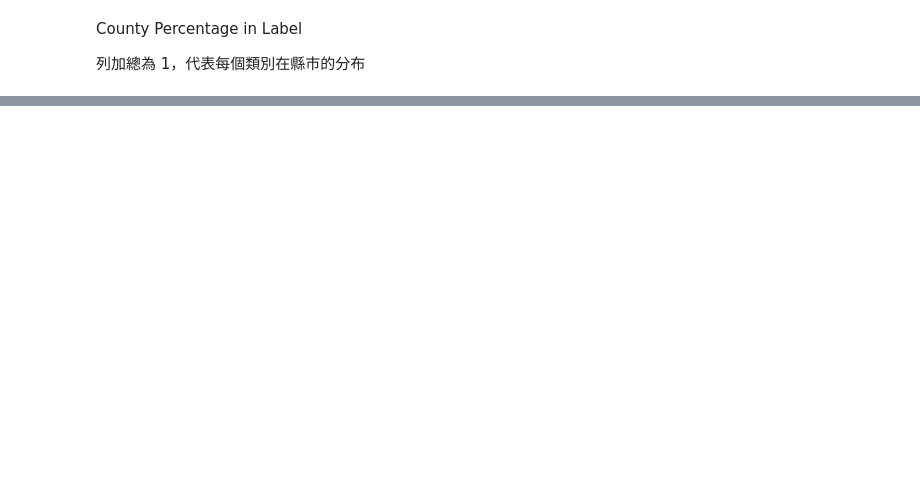
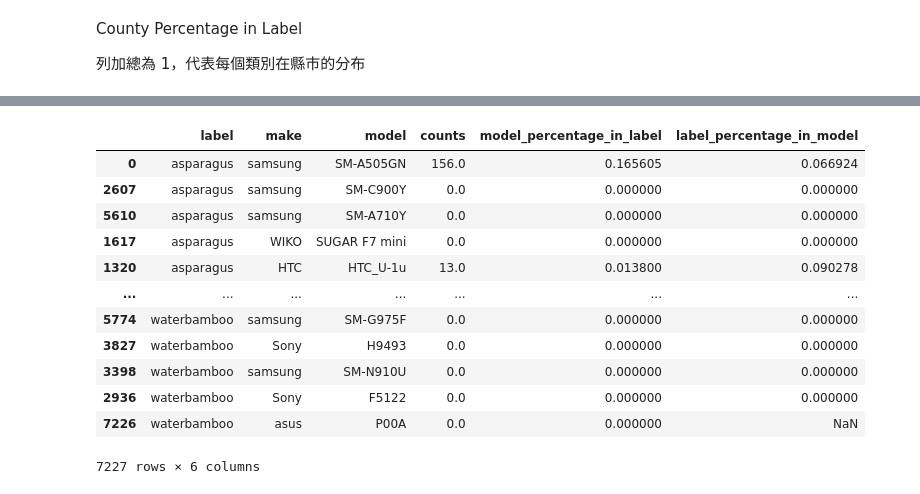
Before and after one commit to siang-chang/aidea-farmland-crops-autumn-personal, a Jupyter notebook: src/analysis/analysis.ipynb, the cells around one changed output, grey strips where cells are left out. Cells and saved outputs as stored; diff of their text form; code cells hidden in the pictures; blank space fills up the shorter version.

Commit message:
Update: label-county percentage & label-town analysis

```diff
--- a/src/analysis/analysis.ipynb
+++ b/src/analysis/analysis.ipynb
@@ -384,0 +488,6 @@ df_pivot
+# %%
+make_model_drop_duplicates = data[['make', 'model']].drop_duplicates(ignore_index=True)
+labels_drop_duplicates = data[['label']].drop_duplicates(ignore_index=True)
+make_model_labels = pd.concat([make_model_drop_duplicates] * len(labels_drop_duplicates)).reset_index(drop=True)
+make_model_labels['label'] = labels_drop_duplicates['label'].tolist() * len(make_model_drop_duplicates)
+make_model_labels.sort_values(by=['make', 'model', 'label'], inplace=False)
@@ -384,0 +508,21 @@ df_pivot
+# %%
+group_by_label_make_model = data.groupby(['label', 'make', 'model']).size().reset_index(name='counts')
+group_by_label_make_model = group_by_label_make_model.merge(make_model_labels, on=['make', 'model', 'label'], how='right').fillna(0)
+group_by_label_make_model = group_by_label_make_model.sort_values(by=['label'], inplace=False)
+group_by_label_make_model['model_percentage_in_label'] = group_by_label_make_model['counts'] / group_by_label_make_model.groupby(['label'])['counts'].transform('sum')
+group_by_label_make_model['label_percentage_in_model'] = group_by_label_make_model['counts'] / group_by_label_make_model.groupby(['model', 'model'])['counts'].transform('sum')
+group_by_label_make_model
+# %% [output]
+|  | label | make | model | counts | model_percentage_in_label | label_percentage_in_model |
+| 0 | asparagus | samsung | SM-A505GN | 156.0 | 0.165605 | 0.066924 |
+| 2607 | asparagus | samsung | SM-C900Y | 0.0 | 0.000000 | 0.000000 |
+| 5610 | asparagus | samsung | SM-A710Y | 0.0 | 0.000000 | 0.000000 |
+| 1617 | asparagus | WIKO | SUGAR F7 mini | 0.0 | 0.000000 | 0.000000 |
+| 1320 | asparagus | HTC | HTC_U-1u | 13.0 | 0.013800 | 0.090278 |
+| ... | ... | ... | ... | ... | ... | ... |
+| 5774 | waterbamboo | samsung | SM-G975F | 0.0 | 0.000000 | 0.000000 |
+| 3827 | waterbamboo | Sony | H9493 | 0.0 | 0.000000 | 0.000000 |
+| 3398 | waterbamboo | samsung | SM-N910U | 0.0 | 0.000000 | 0.000000 |
+| 2936 | waterbamboo | Sony | F5122 | 0.0 | 0.000000 | 0.000000 |
+| 7226 | waterbamboo | asus | P00A | 0.0 | 0.000000 | NaN |
+7227 rows × 6 columns
```
Also changed, not shown: parts of 16 cells of this notebook, 3 other files.
